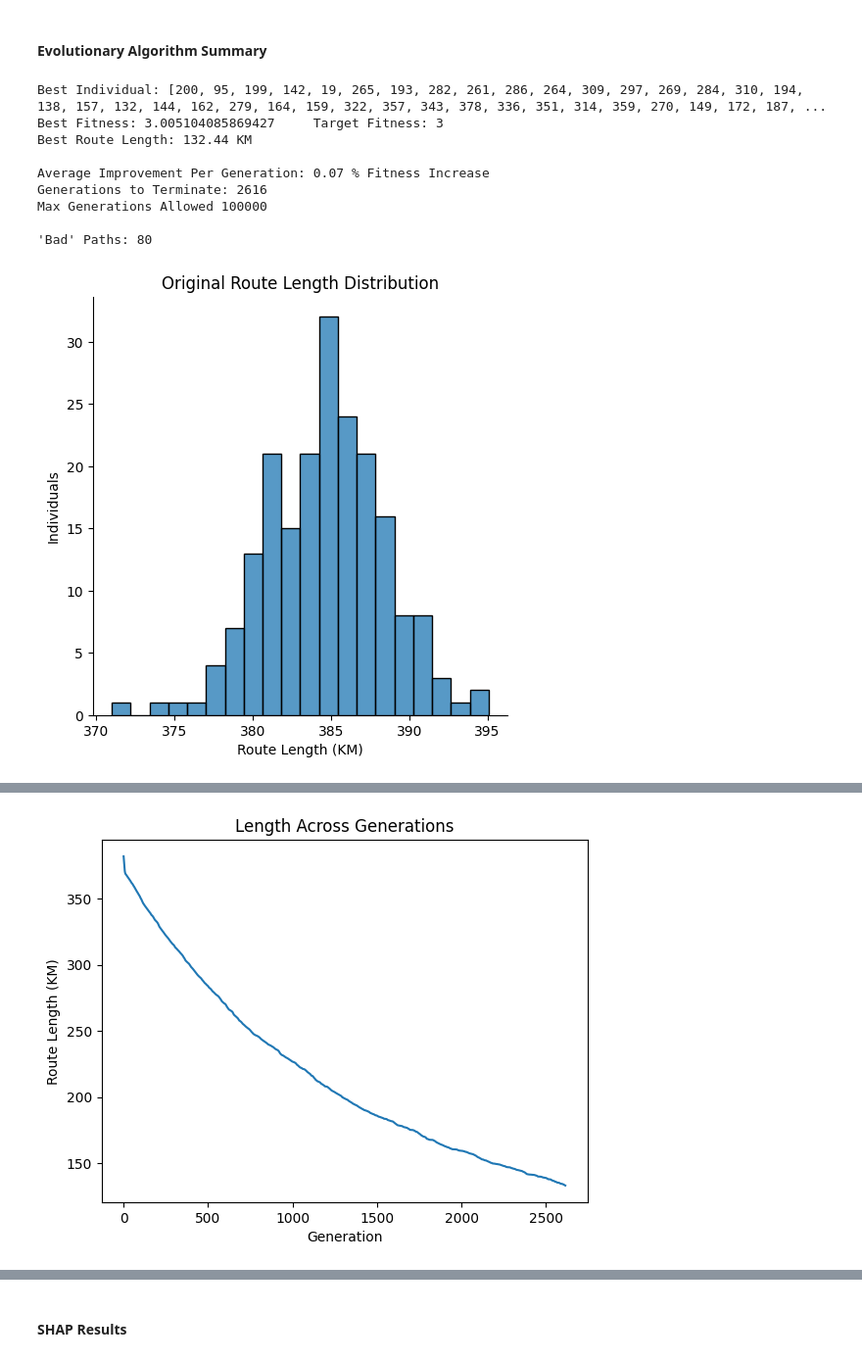
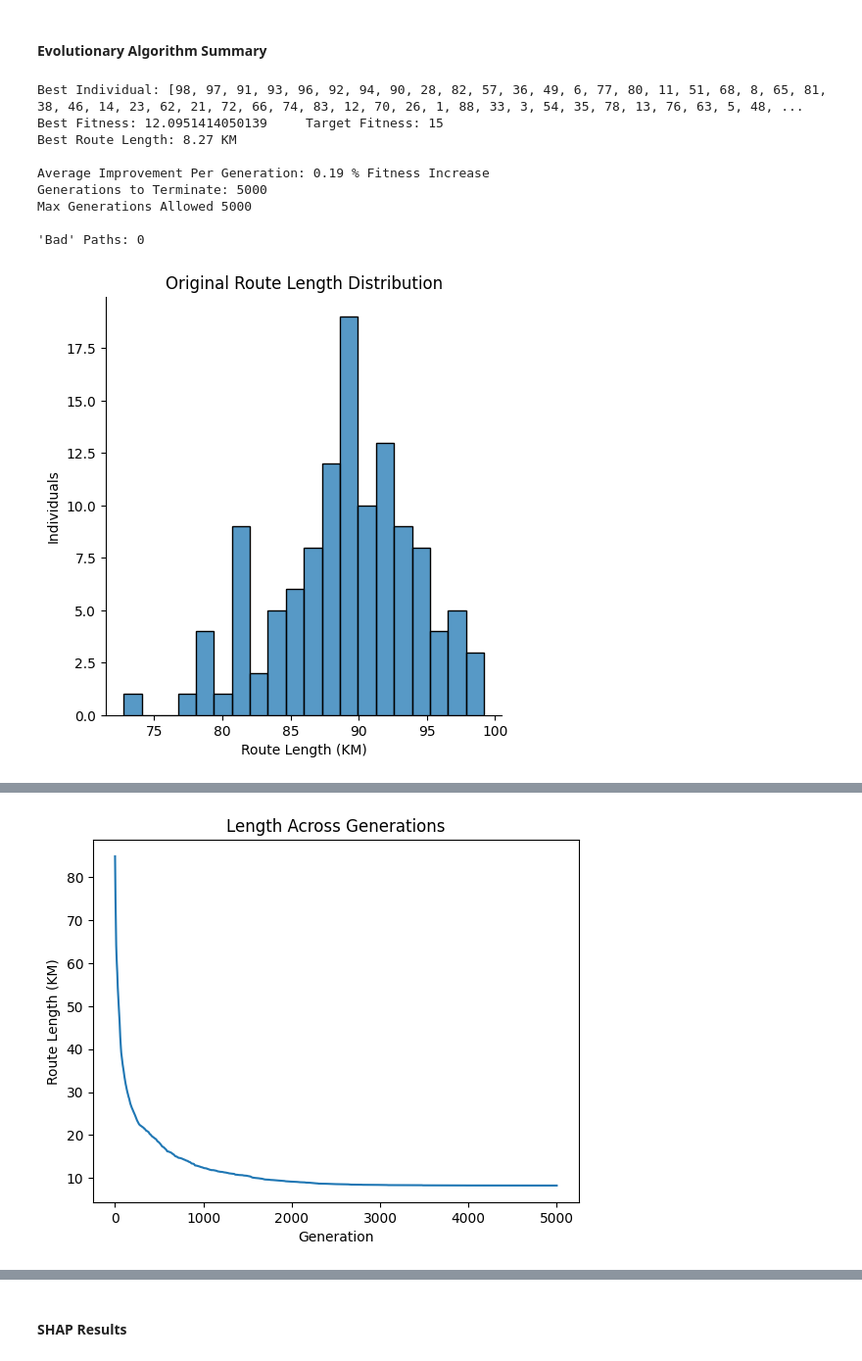
Before and after one commit to aadams1892/CISC-499-XAI-For-Waste-Management-Using-EA, a Jupyter notebook: model/main.ipynb, the cells around one changed output, grey strips where cells are left out. Shown at 98% size. Saved outputs shown, nothing was run; the diff lists cells and outputs as text; code cells hidden in the pictures.

Commit message:
Improved Route Visualization, added crossover_type as parameter

```diff
--- a/model/main.ipynb
+++ b/model/main.ipynb
@@ -64,17 +100,18 @@ class BinsEA:
 
         return population, fitness, og_fitness, gen, avg_dist
 # %%
-bin_info = environment.BinInfo('../datasets/BinLocations.csv', '../datasets/BinDistances.csv')
-pop_size = 200
-mating_pool_size = 60 # Must be even
-tournament_size = 40
-crossover_rate = 0
-mut_rate = 0.6
-max_gen = 100000
-target_fitness = 3
+bin_info = environment.BinInfo('../datasets/BinLocations_Medium.csv', '../datasets/BinDistances_Medium.csv')
+pop_size = 120
+mating_pool_size = 80 # Must be even
+tournament_size = 20
+crossover_rate = 0.5
+mut_rate = 0.7
+max_gen = 5000
+# Small: 5.8 | Medium: 11.78 | Large: ??
+target_fitness = 15
 
 gen_count = 0
 model = BinsEA(bin_info.bins, bin_info, pop_size, mating_pool_size, tournament_size, crossover_rate, mut_rate, max_gen, target_fitness, True)
-population, fitness, fitness_o, gen_count, avg_dist = model.main()
+population, fitness, fitness_o, gen_count, avg_dist = model.main(1)
 route = population[fitness.index(max(fitness))]
 # %% [output]
@@ -98,43 +135,43 @@ gen:  2615  - max fit:  3.005104085869427  - pop size:  200
 # %% [markdown]
 #### Evolutionary Algorithm Summary
 # %%
-import seaborn as sb
-import pandas as pd
-import matplotlib.pyplot as plt
-
 print("Best Individual:", route)
 print("Best Fitness:", evaluation.fitness(route, bin_info), "    Target Fitness:", target_fitness)
 print("Best Route Length:", round(len(route)/evaluation.fitness(route, bin_info),2),"KM\n")
 
-fitness_increase = ((sum(fitness) - sum(fitness_o)) / sum(fitness_o))/gen_count
+try:
+    fitness_increase = ((sum(fitness) - sum(fitness_o)) / sum(fitness_o))/gen_count
+except ZeroDivisionError:
+    fitness_increase = 0.0
 print("Average Improvement Per Generation:",round(fitness_increase*100,2),"% Fitness Increase")
 print("Generations to Terminate:", gen_count)
 print("Max Generations Allowed", max_gen, "\n")
 
 count = 0
 for i in range(len(route)-1):
     if(bin_info.get_dist(route[i], route[i+1]) == 1):
         count += 1
 print("\'Bad\' Paths:", count)
 
 len_map = pd.DataFrame({"Route Length": [len(route)/f for f in fitness]})
 len_map_o = pd.DataFrame({"Route Length": [len(route)/f for f in fitness_o]})
 dist_map = pd.DataFrame({"length": avg_dist})
 
 plt1=sb.displot(len_map_o,x="Route Length",bins=20).set(title="Original Route Length Distribution", xlabel='Route Length (KM)', ylabel="Individuals")
 plt.show()
 plt2=sb.displot(len_map,x="Route Length",bins=20).set(title="Best Route Length Distribution", xlabel='Route Length (KM)', ylabel="Individuals")
 plt.show()
-plt3=sb.lineplot(x=dist_map.index, y='length', data=dist_map).set(title="Length Across Generations", xlabel='Generation', ylabel="Route Length (KM)")
-plt.show()
+if(gen_count > 0):
+    plt3=sb.lineplot(x=dist_map.index, y='length', data=dist_map).set(title="Length Across Generations", xlabel='Generation', ylabel="Route Length (KM)")
+    plt.show()
 # %% [output]
-Best Individual: [200, 95, 199, 142, 19, 265, 193, 282, 261, 286, 264, 309, 297, 269, 284, 310, 194, 138, 157, 132, 144, 162, 279, 164, 159, 322, 357, 343, 378, 336, 351, 314, 359, 270, 149, 172, 187, ...
-Best Fitness: 3.005104085869427     Target Fitness: 3
-Best Route Length: 132.44 KM
+Best Individual: [98, 97, 91, 93, 96, 92, 94, 90, 28, 82, 57, 36, 49, 6, 77, 80, 11, 51, 68, 8, 65, 81, 38, 46, 14, 23, 62, 21, 72, 66, 74, 83, 12, 70, 26, 1, 88, 33, 3, 54, 35, 78, 13, 76, 63, 5, 48, ...
+Best Fitness: 12.0951414050139     Target Fitness: 15
+Best Route Length: 8.27 KM
 
-Average Improvement Per Generation: 0.07 % Fitness Increase
-Generations to Terminate: 2616
-Max Generations Allowed 100000
+Average Improvement Per Generation: 0.19 % Fitness Increase
+Generations to Terminate: 5000
+Max Generations Allowed 5000
 
-'Bad' Paths: 80
+'Bad' Paths: 0
-[figure, old version]
+[figure, new version]
@@ -142 +179 @@ Max Generations Allowed 100000
-[figure, old version]
+[figure, new version]
```
Also changed, not shown: parts of 8 cells of this notebook, 3 other files.
